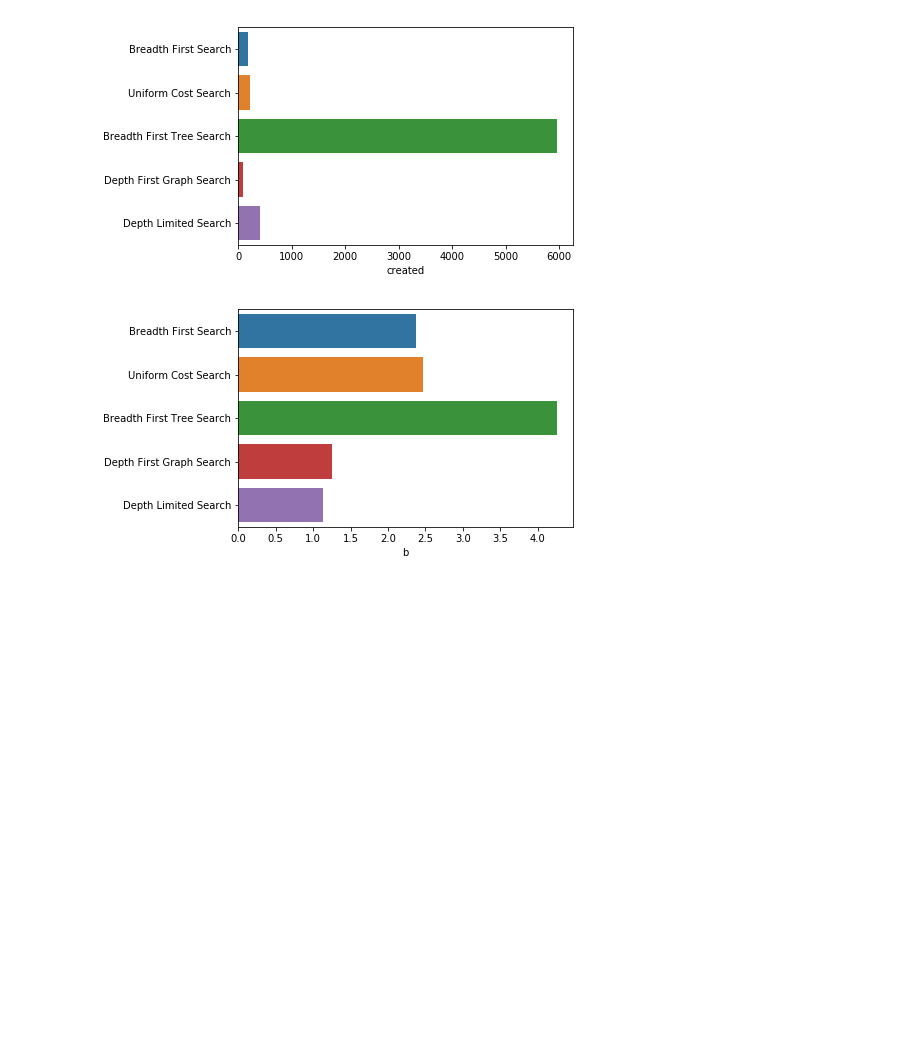
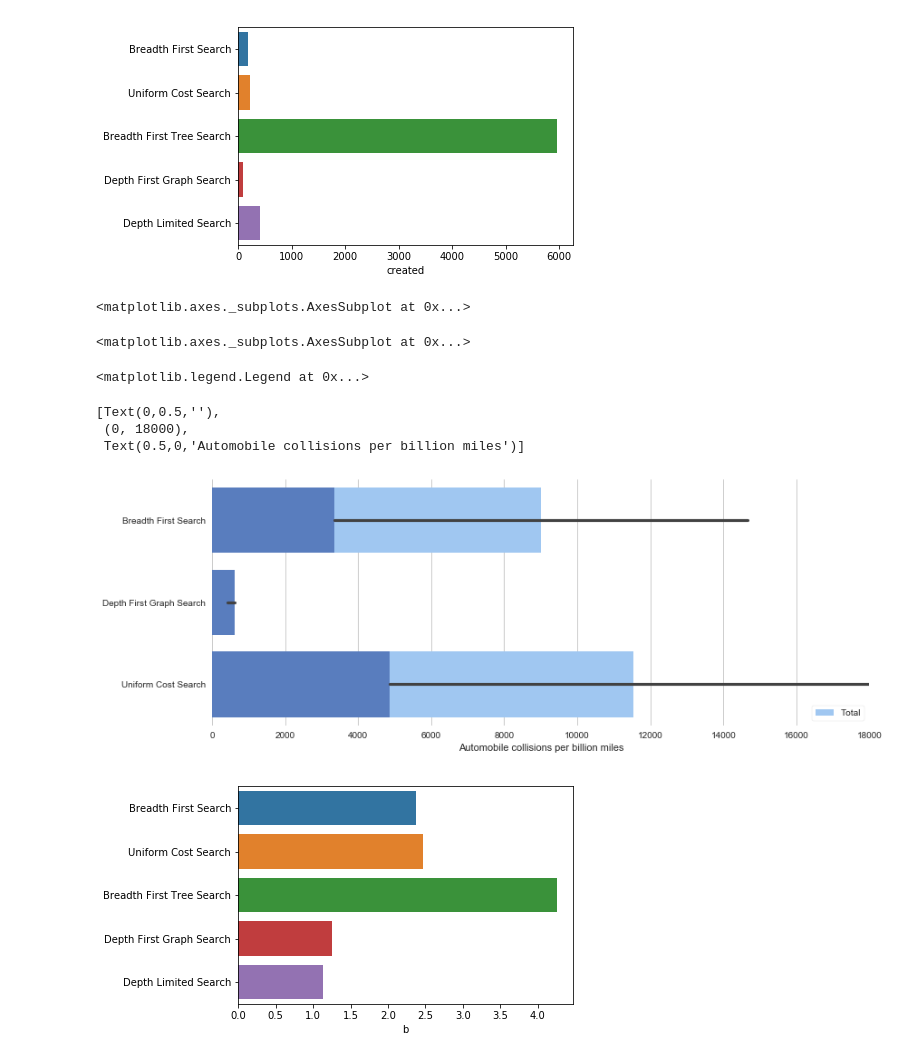
Before and after one commit to markovchainsmoker/AIND-Planning, a Jupyter notebook: Planning.ipynb, the cells around one changed output. Drawn from its saved outputs; the diff is of its cells as text; code cells hidden in the pictures; blank space fills up the shorter version.

```diff
--- a/Planning.ipynb
+++ b/Planning.ipynb
@@ -158,6 +317,38 @@ Here we will consider the number of nodes created and the effective branching fa
 utils.barh("created","algorithm", df)
 # %% [output]
 [figure]
+# %%
+import seaborn as sns
+import matplotlib.pyplot as plt
+sns.set(style="whitegrid")
+
+# Initialize the matplotlib figure
+f, ax = plt.subplots(figsize=(13, 5))
+
+
+# Plot the total crashes
+sns.set_color_codes("pastel")
+sns.barplot(y="algorithm", x="expansions", data=df,
+            label="Total", color="b")
+
+# Plot the crashes where alcohol was involved
+sns.set_color_codes("muted")
+sns.barplot(y="algorithm", x="expansions", data=uninformed[1]['performance'],
+            label="Total", color="b")
+
+# Add a legend and informative axis label
+ax.legend(ncol=2, loc="lower right", frameon=True)
+ax.set(xlim=(0, 18000), ylabel="",
+       xlabel="Automobile collisions per billion miles")
+sns.despine(left=True, bottom=True)
+# %% [output]
+<matplotlib.axes._subplots.AxesSubplot at 0x...>
+<matplotlib.axes._subplots.AxesSubplot at 0x...>
+<matplotlib.legend.Legend at 0x...>
+[Text(0,0.5,''),
+ (0, 18000),
+ Text(0.5,0,'Automobile collisions per billion miles')]
+[figure, added]
 # %%
 utils.barh("b","algorithm", df)
 # %% [output]
```
Also changed, not shown: parts of 45 cells of this notebook.
